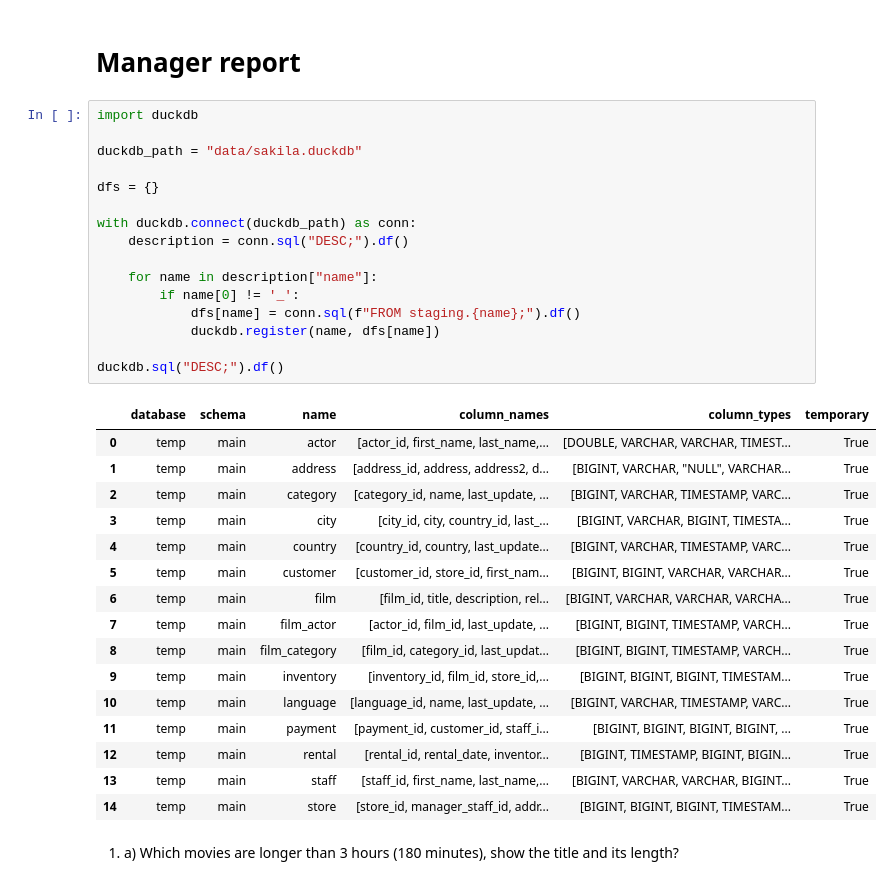
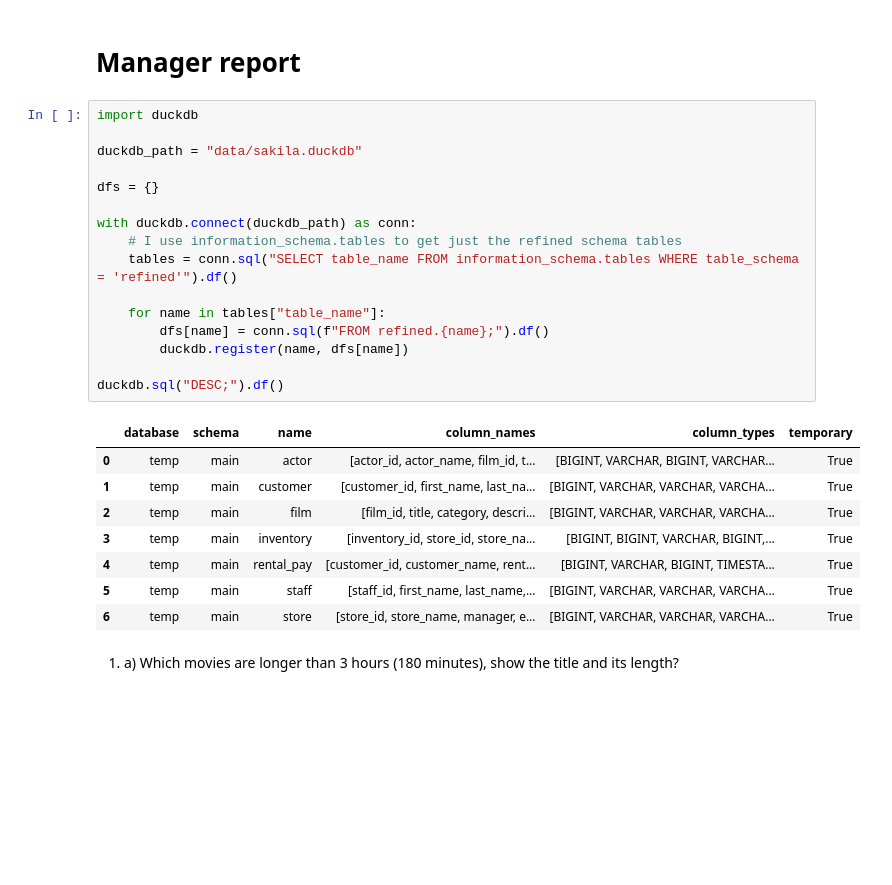
Before and after one commit to RikardOledal/SQL_DE25_LAB_Rikard_Oledal, a Jupyter notebook: manager_report.ipynb, the cells around one changed output. Saved outputs shown, nothing was run; the diff lists cells and outputs as text; blank space fills up the shorter version.

Commit message:
Rebuilt my Manager Report to querry the refined schema instead of staging.

```diff
--- a/manager_report.ipynb
+++ b/manager_report.ipynb
@@ -3,36 +3,28 @@
 # %%
 import duckdb
 
 duckdb_path = "data/sakila.duckdb"
 
 dfs = {}
 
 with duckdb.connect(duckdb_path) as conn:
-    description = conn.sql("DESC;").df()
+    # I use information_schema.tables to get just the refined schema tables
+    tables = conn.sql("SELECT table_name FROM information_schema.tables WHERE table_schema = 'refined'").df()
 
-    for name in description["name"]:
-        if name[0] != '_':
-            dfs[name] = conn.sql(f"FROM staging.{name};").df()
-            duckdb.register(name, dfs[name])
+    for name in tables["table_name"]:
+        dfs[name] = conn.sql(f"FROM refined.{name};").df()
+        duckdb.register(name, dfs[name])
 
 duckdb.sql("DESC;").df()
 # %% [output]
 |  | database | schema | name | column_names | column_types | temporary |
-| 0 | temp | main | actor | [actor_id, first_name, last_name,... | [DOUBLE, VARCHAR, VARCHAR, TIMEST... | True |
-| 1 | temp | main | address | [address_id, address, address2, d... | [BIGINT, VARCHAR, "NULL", VARCHAR... | True |
-| 2 | temp | main | category | [category_id, name, last_update, ... | [BIGINT, VARCHAR, TIMESTAMP, VARC... | True |
-| 3 | temp | main | city | [city_id, city, country_id, last_... | [BIGINT, VARCHAR, BIGINT, TIMESTA... | True |
-| 4 | temp | main | country | [country_id, country, last_update... | [BIGINT, VARCHAR, TIMESTAMP, VARC... | True |
-| 5 | temp | main | customer | [customer_id, store_id, first_nam... | [BIGINT, BIGINT, VARCHAR, VARCHAR... | True |
-| 6 | temp | main | film | [film_id, title, description, rel... | [BIGINT, VARCHAR, VARCHAR, VARCHA... | True |
-| 7 | temp | main | film_actor | [actor_id, film_id, last_update, ... | [BIGINT, BIGINT, TIMESTAMP, VARCH... | True |
-| 8 | temp | main | film_category | [film_id, category_id, last_updat... | [BIGINT, BIGINT, TIMESTAMP, VARCH... | True |
-| 9 | temp | main | inventory | [inventory_id, film_id, store_id,... | [BIGINT, BIGINT, BIGINT, TIMESTAM... | True |
-| 10 | temp | main | language | [language_id, name, last_update, ... | [BIGINT, VARCHAR, TIMESTAMP, VARC... | True |
-| 11 | temp | main | payment | [payment_id, customer_id, staff_i... | [BIGINT, BIGINT, BIGINT, BIGINT, ... | True |
-| 12 | temp | main | rental | [rental_id, rental_date, inventor... | [BIGINT, TIMESTAMP, BIGINT, BIGIN... | True |
-| 13 | temp | main | staff | [staff_id, first_name, last_name,... | [BIGINT, VARCHAR, VARCHAR, BIGINT... | True |
-| 14 | temp | main | store | [store_id, manager_staff_id, addr... | [BIGINT, BIGINT, BIGINT, TIMESTAM... | True |
+| 0 | temp | main | actor | [actor_id, actor_name, film_id, t... | [BIGINT, VARCHAR, BIGINT, VARCHAR... | True |
+| 1 | temp | main | customer | [customer_id, first_name, last_na... | [BIGINT, VARCHAR, VARCHAR, VARCHA... | True |
+| 2 | temp | main | film | [film_id, title, category, descri... | [BIGINT, VARCHAR, VARCHAR, VARCHA... | True |
+| 3 | temp | main | inventory | [inventory_id, store_id, store_na... | [BIGINT, BIGINT, VARCHAR, BIGINT,... | True |
+| 4 | temp | main | rental_pay | [customer_id, customer_name, rent... | [BIGINT, VARCHAR, BIGINT, TIMESTA... | True |
+| 5 | temp | main | staff | [staff_id, first_name, last_name,... | [BIGINT, VARCHAR, VARCHAR, VARCHA... | True |
+| 6 | temp | main | store | [store_id, store_name, manager, e... | [BIGINT, VARCHAR, VARCHAR, VARCHA... | True |
 # %% [markdown]
 1. a) Which movies are longer than 3 hours (180 minutes), show the title and its length?
 # %%
```
Also changed, not shown: parts of 7 cells of this notebook, 2 other files.
